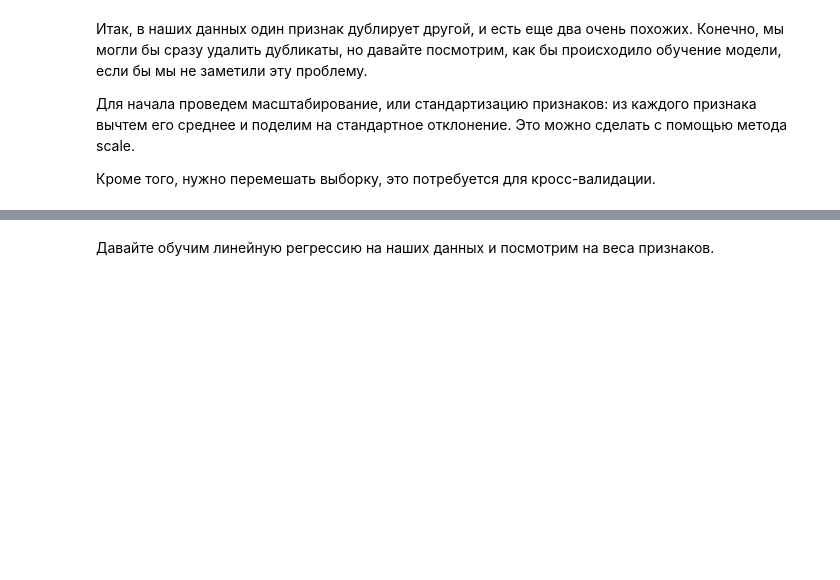
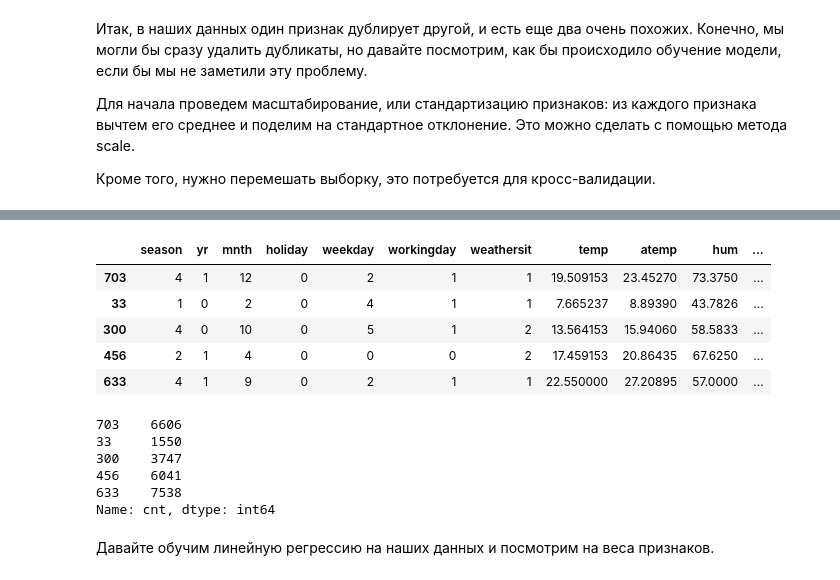
Before and after one commit to DenysTantsiura/datas, a Jupyter notebook: Hw_4/Hw4.1=OverfittingHomeWork.ipynb, the cells around one changed output, grey strips where cells are left out. Drawn from its saved outputs; the diff is of its cells as text; code cells hidden in the pictures; blank space fills up the shorter version.

```diff
--- a/Hw_4/Hw4.1=OverfittingHomeWork.ipynb
+++ b/Hw_4/Hw4.1=OverfittingHomeWork.ipynb
@@ -234,3 +339,21 @@ NameError: ignored
+# %%
+df_shuffled.head(5)
+# %% [output]
+|  | season | yr | mnth | holiday | weekday | workingday | weathersit | temp | atemp | hum | ... |
+| 703 | 4 | 1 | 12 | 0 | 2 | 1 | 1 | 19.509153 | 23.45270 | 73.3750 | ... |
+| 33 | 1 | 0 | 2 | 0 | 4 | 1 | 1 | 7.665237 | 8.89390 | 43.7826 | ... |
+| 300 | 4 | 0 | 10 | 0 | 5 | 1 | 2 | 13.564153 | 15.94060 | 58.5833 | ... |
+| 456 | 2 | 1 | 4 | 0 | 0 | 0 | 2 | 17.459153 | 20.86435 | 67.6250 | ... |
+| 633 | 4 | 1 | 9 | 0 | 2 | 1 | 1 | 22.550000 | 27.20895 | 57.0000 | ... |
+# %%
+y.head()
+# %% [output]
+703    6606
+33     1550
+300    3747
+456    6041
+633    7538
+Name: cnt, dtype: int64
 # %% [markdown]
 Давайте обучим линейную регрессию на наших данных и посмотрим на веса признаков.
 # %%
```
Also changed, not shown: parts of 29 cells of this notebook, 1 other file.
